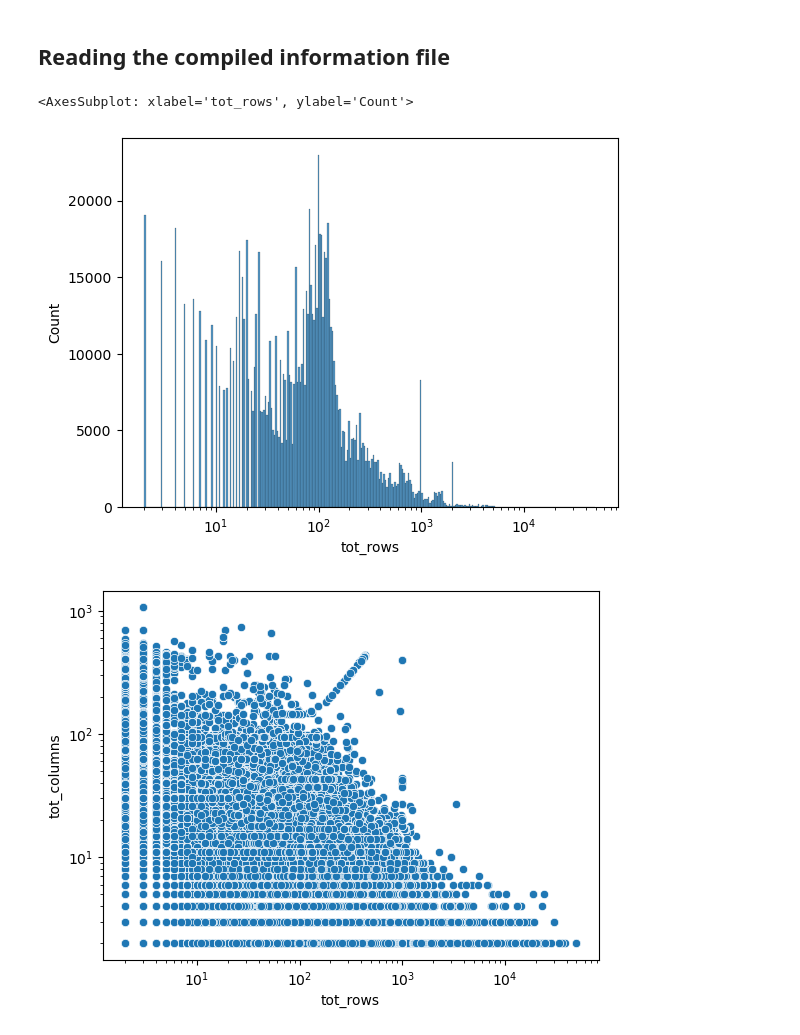
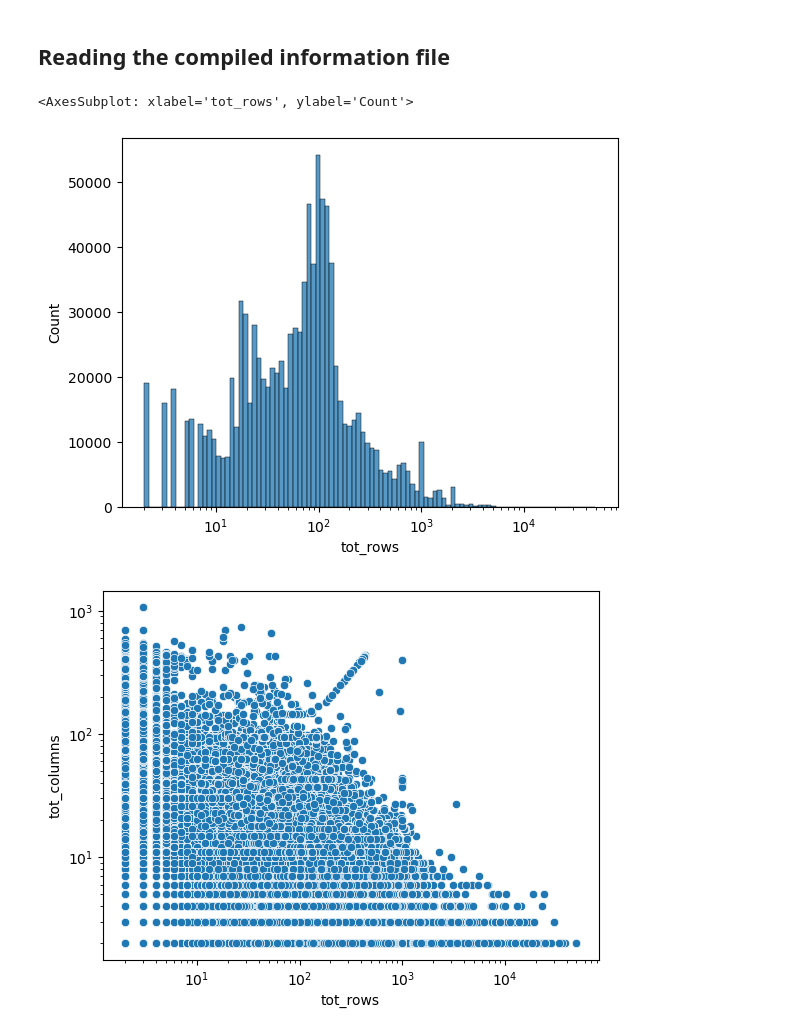
Before and after one commit to rcap107/study-gittables, a Jupyter notebook: notebooks/aggregate-study.ipynb, the cells around one changed output. Saved outputs shown, nothing was run; the diff lists cells and outputs as text; code cells hidden in the pictures.

```diff
--- a/notebooks/aggregate-study.ipynb
+++ b/notebooks/aggregate-study.ipynb
@@ -99,10 +93,10 @@ _df = pd.read_csv(info_file_path, header=None)
 _df.columns = statistics + ['index']
 _df = _df.drop(['index'], axis=1)
 # %%
-sns.histplot(data=_df, x="tot_rows", log_scale=True)
+sns.histplot(data=_df, x="tot_rows", log_scale=True, bins=100)
 # %% [output]
 <AxesSubplot: xlabel='tot_rows', ylabel='Count'>
-[figure, old version]
+[figure, new version]
 # %%
 ax = sns.scatterplot(data=_df, x='tot_rows', y='tot_columns')
 ax.set_xscale('log')
```
Also changed, not shown: parts of 9 cells of this notebook.
